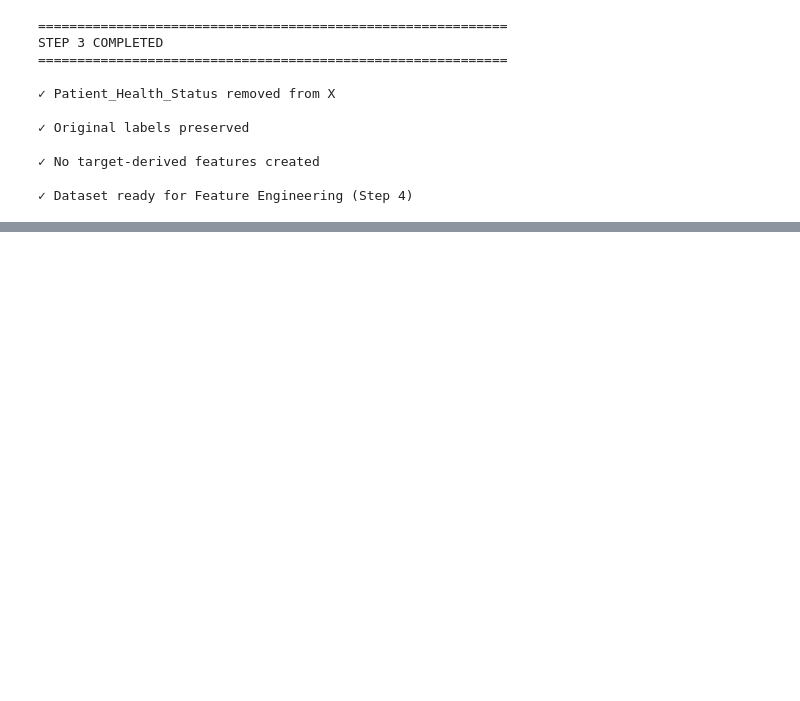
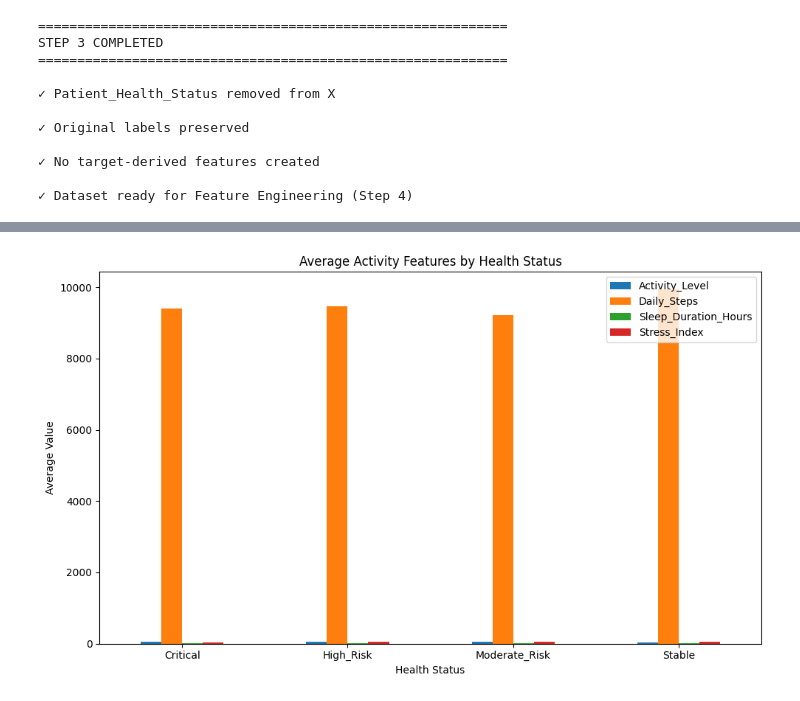
Before and after one commit to Sia0412/Flask-Mega, a Jupyter notebook: IOT_ecosystem.ipynb, the cells around one changed output, grey strips where cells are left out. Cells and saved outputs as stored; diff of their text form; code cells hidden in the pictures; blank space fills up the shorter version.

```diff
--- a/IOT_ecosystem.ipynb
+++ b/IOT_ecosystem.ipynb
@@ -386,0 +731,5 @@ STEP 3 COMPLETED
+# %%
+#@title step-6 (activity-aware analysis)
+import seaborn as sns
+
+plt.style.use("default")
@@ -386,0 +743,12 @@ STEP 3 COMPLETED
+# %%
+import seaborn as sns
+
+plt.style.use("default")
+#@title Create Activity–Health Profile Table
+activity_profile = (
+    df_fe
+    .groupby("Patient_Health_Status_Label")[activity_features]
+    .agg(["mean","std","median","min","max"])
+)
+
+display(activity_profile)
@@ -386,0 +771,9 @@ STEP 3 COMPLETED
+# %%
+#@title Mean Activity Table
+mean_profile = (
+    df_fe
+    .groupby("Patient_Health_Status_Label")[activity_features]
+    .mean()
+)
+
+display(mean_profile)
@@ -386,0 +787,21 @@ STEP 3 COMPLETED
+# %%
+mean_profile.plot(
+    kind="bar",
+    figsize=(10,6)
+)
+
+plt.title("Average Activity Features by Health Status")
+
+plt.ylabel("Average Value")
+
+plt.xlabel("Health Status")
+
+plt.xticks(rotation=0)
+
+plt.legend(loc="best")
+
+plt.tight_layout()
+
+plt.show()
+# %% [output]
+[figure, added]
```
Also changed, not shown: parts of 62 cells of this notebook.
